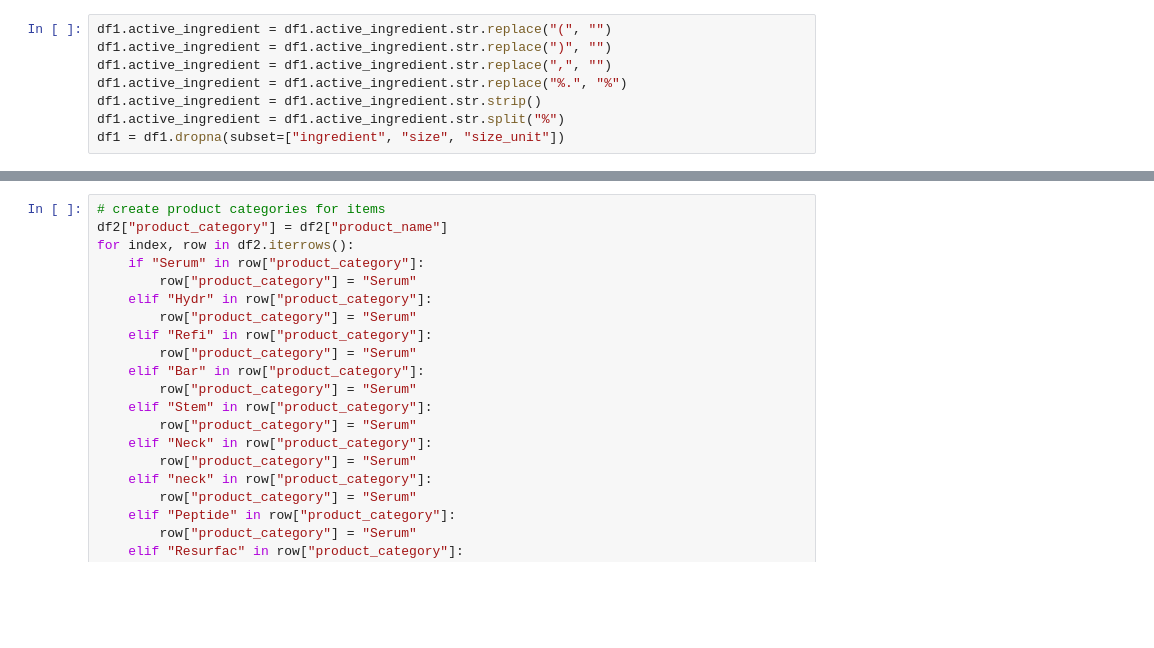
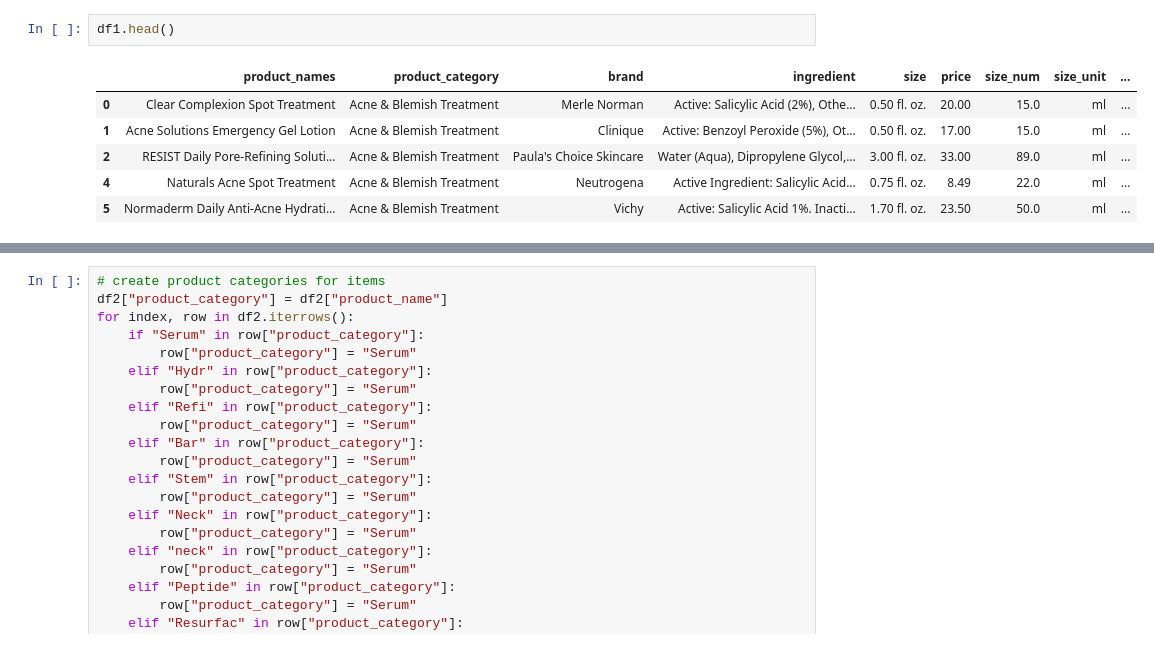
Before and after one commit to npagrawal/Product-Price-Prediction-Advanced-Machine-Learning, a Jupyter notebook: Analysis_Notebook.ipynb, the cells around one changed output, grey strips where cells are left out. Cells and saved outputs as stored; diff of their text form; blank space fills up the shorter version.

```diff
--- a/Analysis_Notebook.ipynb
+++ b/Analysis_Notebook.ipynb
@@ -36,9 +65,10 @@ df1 = df1[["product_names", "product_category", "brand", "ingredient", "size", "
-# %%
-df1.active_ingredient = df1.active_ingredient.str.replace("(", "")
-df1.active_ingredient = df1.active_ingredient.str.replace(")", "")
-df1.active_ingredient = df1.active_ingredient.str.replace(",", "")
-df1.active_ingredient = df1.active_ingredient.str.replace("%.", "%")
-df1.active_ingredient = df1.active_ingredient.str.strip()
-df1.active_ingredient = df1.active_ingredient.str.split("%")
-df1 = df1.dropna(subset=["ingredient", "size", "size_unit"])
+# %%
+df1.head()
+# %% [output]
+|  | product_names | product_category | brand | ingredient | size | price | size_num | size_unit | ... |
+| 0 | Clear Complexion Spot Treatment | Acne & Blemish Treatment | Merle Norman | Active: Salicylic Acid (2%), Othe... | 0.50 fl. oz. | 20.00 | 15.0 | ml | ... |
+| 1 | Acne Solutions Emergency Gel Lotion | Acne & Blemish Treatment | Clinique | Active: Benzoyl Peroxide (5%), Ot... | 0.50 fl. oz. | 17.00 | 15.0 | ml | ... |
+| 2 | RESIST Daily Pore-Refining Soluti... | Acne & Blemish Treatment | Paula's Choice Skincare | Water (Aqua), Dipropylene Glycol,... | 3.00 fl. oz. | 33.00 | 89.0 | ml | ... |
+| 4 | Naturals Acne Spot Treatment | Acne & Blemish Treatment | Neutrogena | Active Ingredient: Salicylic Acid... | 0.75 fl. oz. | 8.49 | 22.0 | ml | ... |
+| 5 | Normaderm Daily Anti-Acne Hydrati... | Acne & Blemish Treatment | Vichy | Active: Salicylic Acid 1%. Inacti... | 1.70 fl. oz. | 23.50 | 50.0 | ml | ... |
 # %%
```
Also changed, not shown: parts of 63 cells of this notebook, 4 other files.
